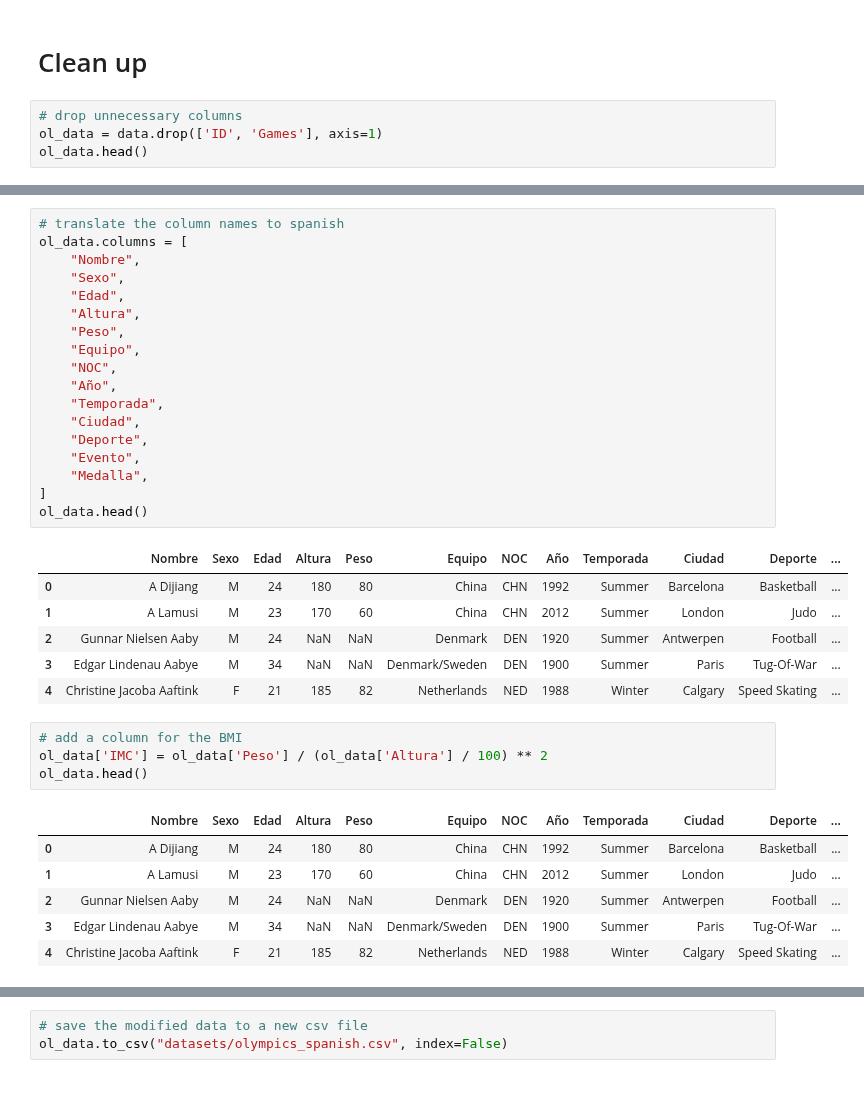
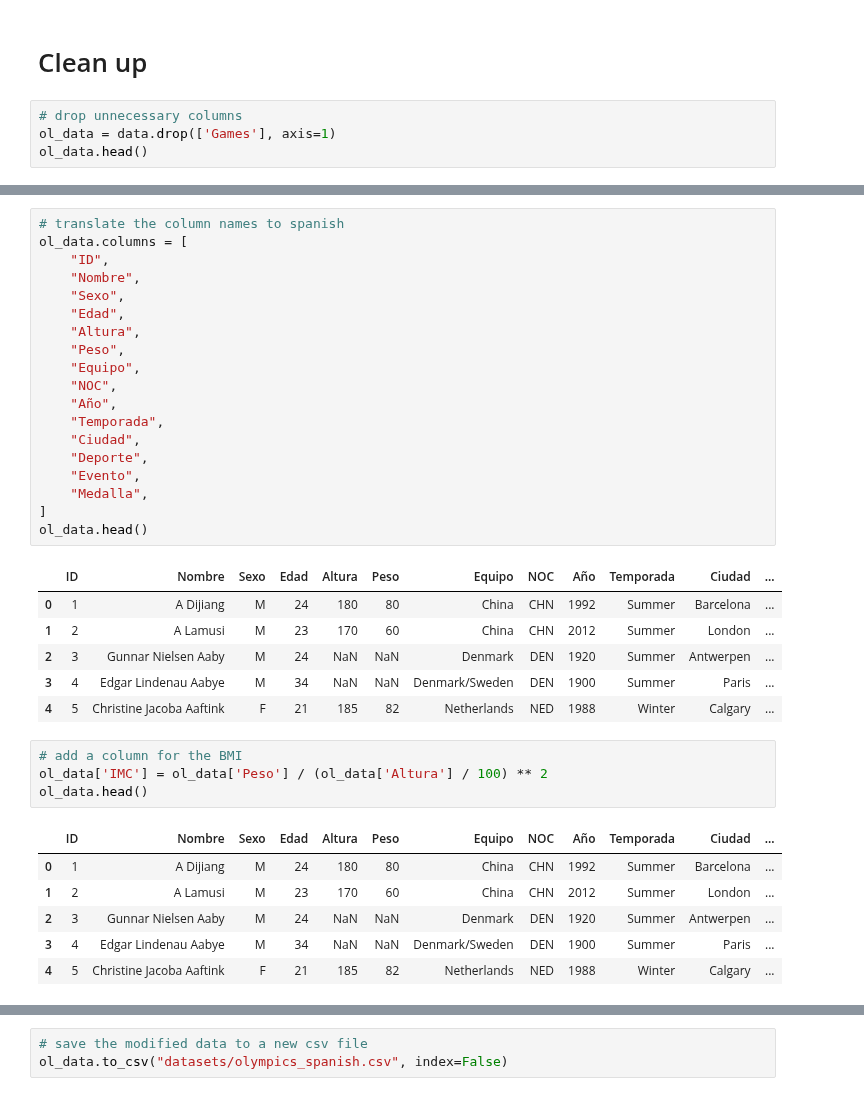
Before and after one commit to agutierrezmorag/olympic-games-datamart, a Jupyter notebook: olympics.ipynb, the cells around one changed output, grey strips where cells are left out. Saved outputs shown, nothing was run; the diff lists cells and outputs as text.

```diff
--- a/olympics.ipynb
+++ b/olympics.ipynb
@@ -52,6 +52,6 @@ dtype: object
 # Clean up
 # %%
 # drop unnecessary columns
-ol_data = data.drop(['ID', 'Games'], axis=1)
+ol_data = data.drop(['Games'], axis=1)
 ol_data.head()
 # %% [output]
@@ -64,39 +64,40 @@ ol_data.head()
 # %%
 # translate the column names to spanish
 ol_data.columns = [
+    "ID",
     "Nombre",
     "Sexo",
     "Edad",
     "Altura",
     "Peso",
     "Equipo",
     "NOC",
     "Año",
     "Temporada",
     "Ciudad",
     "Deporte",
     "Evento",
     "Medalla",
 ]
 ol_data.head()
 # %% [output]
-|  | Nombre | Sexo | Edad | Altura | Peso | Equipo | NOC | Año | Temporada | Ciudad | Deporte | ... |
-| 0 | A Dijiang | M | 24 | 180 | 80 | China | CHN | 1992 | Summer | Barcelona | Basketball | ... |
-| 1 | A Lamusi | M | 23 | 170 | 60 | China | CHN | 2012 | Summer | London | Judo | ... |
-| 2 | Gunnar Nielsen Aaby | M | 24 | NaN | NaN | Denmark | DEN | 1920 | Summer | Antwerpen | Football | ... |
-| 3 | Edgar Lindenau Aabye | M | 34 | NaN | NaN | Denmark/Sweden | DEN | 1900 | Summer | Paris | Tug-Of-War | ... |
-| 4 | Christine Jacoba Aaftink | F | 21 | 185 | 82 | Netherlands | NED | 1988 | Winter | Calgary | Speed Skating | ... |
+|  | ID | Nombre | Sexo | Edad | Altura | Peso | Equipo | NOC | Año | Temporada | Ciudad | ... |
+| 0 | 1 | A Dijiang | M | 24 | 180 | 80 | China | CHN | 1992 | Summer | Barcelona | ... |
+| 1 | 2 | A Lamusi | M | 23 | 170 | 60 | China | CHN | 2012 | Summer | London | ... |
+| 2 | 3 | Gunnar Nielsen Aaby | M | 24 | NaN | NaN | Denmark | DEN | 1920 | Summer | Antwerpen | ... |
+| 3 | 4 | Edgar Lindenau Aabye | M | 34 | NaN | NaN | Denmark/Sweden | DEN | 1900 | Summer | Paris | ... |
+| 4 | 5 | Christine Jacoba Aaftink | F | 21 | 185 | 82 | Netherlands | NED | 1988 | Winter | Calgary | ... |
 # %%
 # add a column for the BMI
 ol_data['IMC'] = ol_data['Peso'] / (ol_data['Altura'] / 100) ** 2
 ol_data.head()
 # %% [output]
-|  | Nombre | Sexo | Edad | Altura | Peso | Equipo | NOC | Año | Temporada | Ciudad | Deporte | ... |
-| 0 | A Dijiang | M | 24 | 180 | 80 | China | CHN | 1992 | Summer | Barcelona | Basketball | ... |
-| 1 | A Lamusi | M | 23 | 170 | 60 | China | CHN | 2012 | Summer | London | Judo | ... |
-| 2 | Gunnar Nielsen Aaby | M | 24 | NaN | NaN | Denmark | DEN | 1920 | Summer | Antwerpen | Football | ... |
-| 3 | Edgar Lindenau Aabye | M | 34 | NaN | NaN | Denmark/Sweden | DEN | 1900 | Summer | Paris | Tug-Of-War | ... |
-| 4 | Christine Jacoba Aaftink | F | 21 | 185 | 82 | Netherlands | NED | 1988 | Winter | Calgary | Speed Skating | ... |
+|  | ID | Nombre | Sexo | Edad | Altura | Peso | Equipo | NOC | Año | Temporada | Ciudad | ... |
+| 0 | 1 | A Dijiang | M | 24 | 180 | 80 | China | CHN | 1992 | Summer | Barcelona | ... |
+| 1 | 2 | A Lamusi | M | 23 | 170 | 60 | China | CHN | 2012 | Summer | London | ... |
+| 2 | 3 | Gunnar Nielsen Aaby | M | 24 | NaN | NaN | Denmark | DEN | 1920 | Summer | Antwerpen | ... |
+| 3 | 4 | Edgar Lindenau Aabye | M | 34 | NaN | NaN | Denmark/Sweden | DEN | 1900 | Summer | Paris | ... |
+| 4 | 5 | Christine Jacoba Aaftink | F | 21 | 185 | 82 | Netherlands | NED | 1988 | Winter | Calgary | ... |
 # %%
 # replace NaN values in "Medalla" column with "Ninguna"
 ol_data['Medalla'] = ol_data['Medalla'].fillna('Ninguna')
```
Also changed, not shown: parts of 4 cells of this notebook, 2 other files.
